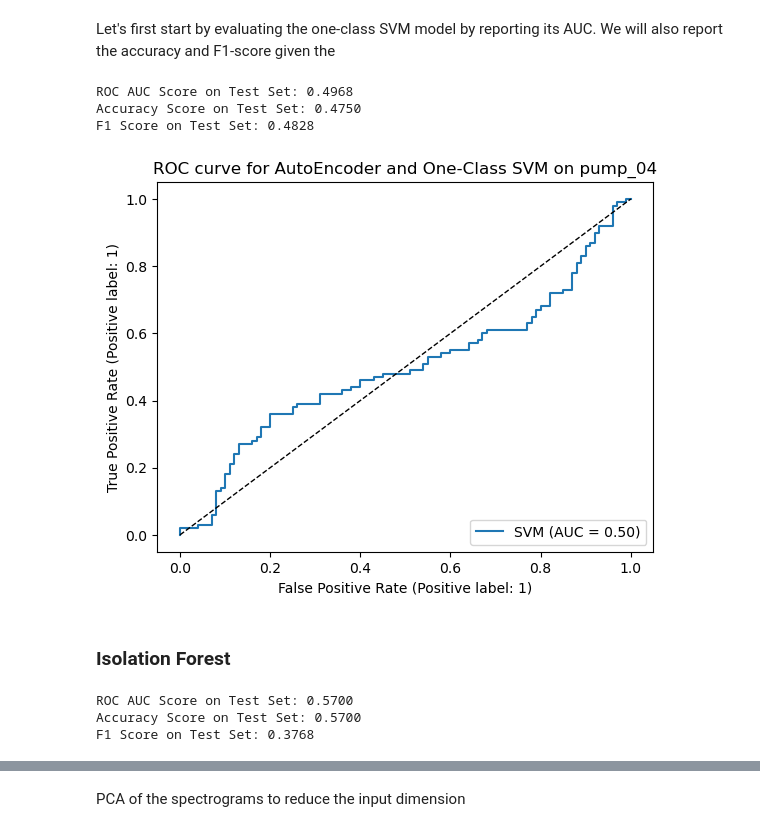
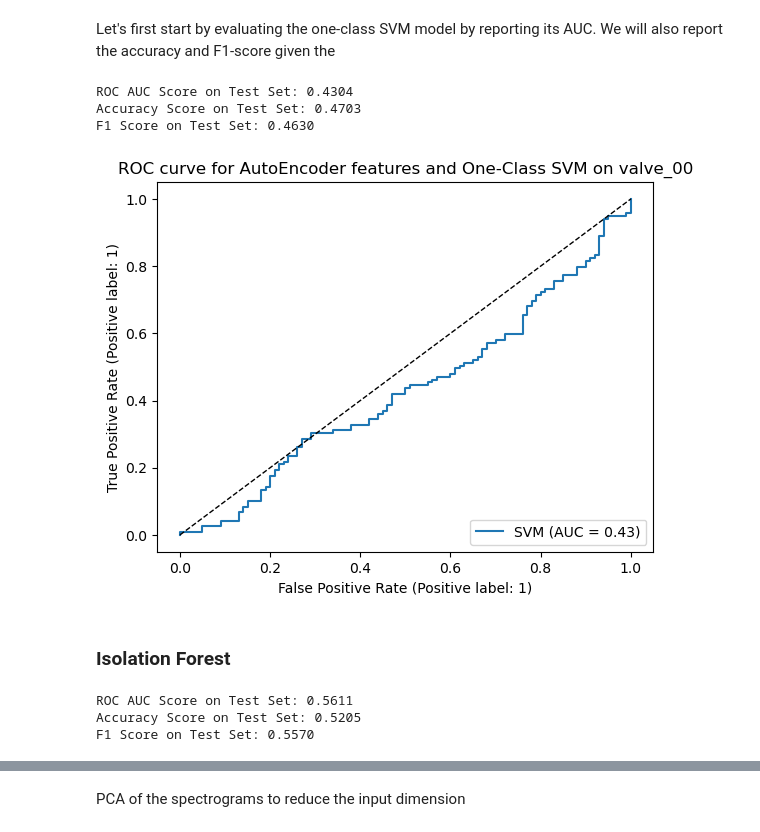
Before and after one commit to j0shcd/ml4pm, a Jupyter notebook: assignment_2/Josh_Graded_Exercise_2.ipynb, the cells around one changed output, grey strips where cells are left out. Drawn from its saved outputs; the diff is of its cells as text; code cells hidden in the pictures.

Commit message:
pump clean, valve bad

```diff
--- a/assignment_2/Josh_Graded_Exercise_2.ipynb
+++ b/assignment_2/Josh_Graded_Exercise_2.ipynb
@@ -218,8 +219,8 @@ def file_to_features(file_name,
         plot_signals(tmin, tmax, sr, y, emphasized_y, log_mel_spectrogram)
     return features
 # %%
-wav_test_file = 'dev_data_pump_04/pump/train/normal_id_04_00000000.wav'
-# wav_test_file = 'dev_data_pump_04/pump/test/anomaly_id_04_00000000.wav'
+wav_test_file = 'dev_data_valve_00/valve/train/normal_id_00_00000000.wav'
+# wav_test_file = 'dev_data_valve_00/valve/test/anomaly_id_00_00000009.wav'
 
 # Visualize your results for potential analysis in your report
 features = file_to_features(wav_test_file)
@@ -234,7 +235,7 @@ features = file_to_features(wav_test_file)
 To define and optimize a neural network, we will use the library [PyTorch](http://pytorch.org).
 # %%
 DATA_PATH = "."
-MACHINE = "pump_04" # Choice between  "valve_00" or "pump_04"
+MACHINE = "valve_00" # Choice between  "valve_00" or "pump_04"
 # %%
 class MIMII(Dataset):
     def __init__(self, root, machine, train=True, transform=None, target_transform=None):
@@ -471,15 +472,15 @@ print(f"Accuracy Score on Test Set: {accuracy:.4f}")
 f1 = metrics.f1_score(y_true, predicted_score)
 print(f"F1 Score on Test Set: {f1:.4f}")
 # %% [output]
-ROC AUC Score on Test Set: 0.4968
-Accuracy Score on Test Set: 0.4750
-F1 Score on Test Set: 0.4828
+ROC AUC Score on Test Set: 0.4304
+Accuracy Score on Test Set: 0.4703
+F1 Score on Test Set: 0.4630
 # %%
 metrics.RocCurveDisplay.from_predictions(y_true, decision_score, name="SVM")
 plt.plot([0, 1], [0, 1], 'k--', linewidth=1)
-plt.title(f"ROC curve for AutoEncoder and One-Class SVM on {MACHINE}");
+plt.title(f"ROC curve for AutoEncoder features and One-Class SVM on {MACHINE}");
 # %% [output]
-[figure, old version]
+[figure, new version]
 # %% [markdown]
 ### Isolation Forest
 # %%
@@ -487,13 +488,14 @@ plt.title(f"ROC curve for AutoEncoder and One-Class SVM on {MACHINE}");
 # TODO : Fit IsolationForest here using training data
 # TODO : Report essential evaluation metrics
 # ===================================
-isolation_forest = IsolationForest()
+isolation_forest = IsolationForest(contamination = 0.5)
 isolation_forest.fit(extracted_features_train)
+y_test_proba_iso_forest = -isolation_forest.decision_function(extracted_features_test)
 predicted_score = isolation_forest.predict(extracted_features_test) # PREDICTING ON TEST SET
 predicted_score = (predicted_score == -1).astype(int)
 # ===================================
 
-roc_auc = metrics.roc_auc_score(y_true, predicted_score)
+roc_auc = metrics.roc_auc_score(y_true, y_test_proba_iso_forest)
 print(f"ROC AUC Score on Test Set: {roc_auc:.4f}")
 
 accuracy = metrics.accuracy_score(y_true, predicted_score)
@@ -502,6 +504,6 @@ print(f"Accuracy Score on Test Set: {accuracy:.4f}")
 f1 = metrics.f1_score(y_true, predicted_score)
 print(f"F1 Score on Test Set: {f1:.4f}")
 # %% [output]
-ROC AUC Score on Test Set: 0.5700
-Accuracy Score on Test Set: 0.5700
-F1 Score on Test Set: 0.3768
+ROC AUC Score on Test Set: 0.5611
+Accuracy Score on Test Set: 0.5205
+F1 Score on Test Set: 0.5570
```
Also changed, not shown: parts of 24 cells of this notebook.
